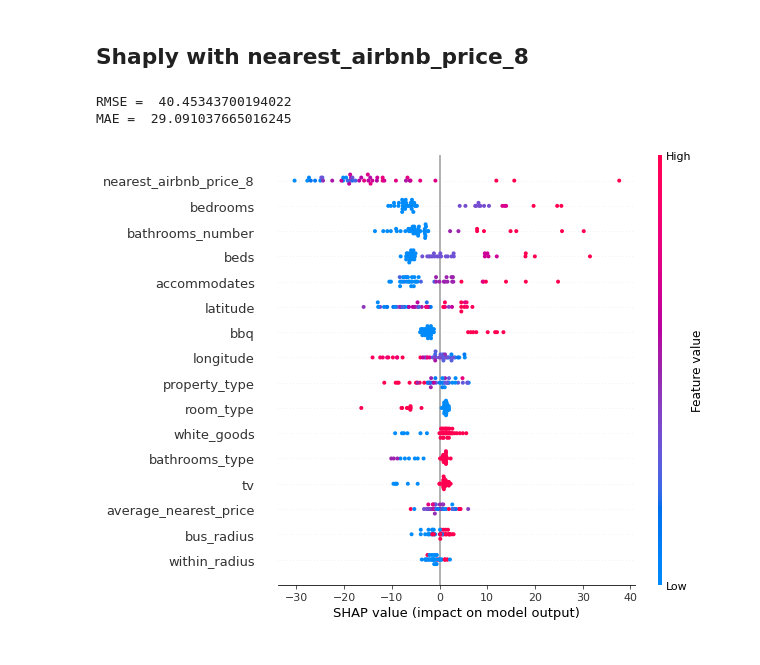
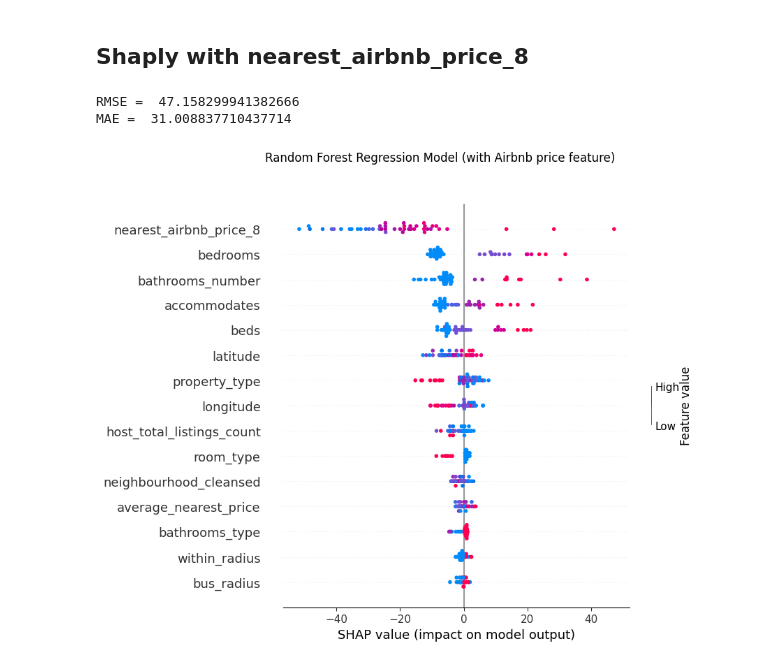
Before and after one commit to StellaLii/Airbnb-Project, a Jupyter notebook: vancouver_model/price/model_interpretability.ipynb, the cells around one changed output. Cells and saved outputs as stored; diff of their text form; code cells hidden in the pictures.

```diff
--- a/vancouver_model/price/model_interpretability.ipynb
+++ b/vancouver_model/price/model_interpretability.ipynb
@@ -190,11 +187,10 @@ y_test_2 = pd.read_csv('preprocessed_2_y_test_2.csv', sep=',')
 X_train_2 = pd.read_csv('preprocessed_2_X_train.csv', sep=',')
 y_train_2 = pd.read_csv('preprocessed_2_y_train.csv', sep=',')
 # %%
-grad_boosting_tree_2 = GradientBoostingRegressor(n_estimators=50, learning_rate = 0.06, max_features = 1,
-                                               max_depth = 50, random_state=42)
+rf_2 = RandomForestRegressor(n_estimators = 50, max_features = 'sqrt', max_depth = 30, random_state=42)
 
-grad_boosting_tree_2.fit(X_train_2, y_train_2)
-y_predict_gb_2 = grad_boosting_tree_2.predict(X_test_2)
+rf_2.fit(X_train_2, y_train_2)
+y_predict_gb_2 = rf_2.predict(X_test_2)
 # %%
 mse = sklearn.metrics.mean_squared_error(y_test_2, y_predict_gb_2)
 mae_gb_2 = sklearn.metrics.mean_absolute_error(y_test_2, y_predict_gb_2)
@@ -204,13 +200,14 @@ rmse_gb_2 = math.sqrt(mse)
 print("RMSE = ", rmse_gb_2)
 print("MAE = ", mae_gb_2)
 # %% [output]
-RMSE =  40.45343700194022
-MAE =  29.091037665016245
+RMSE =  47.158299941382666
+MAE =  31.008837710437714
 # %%
-explainer = shap.TreeExplainer(grad_boosting_tree_2)
+explainer = shap.TreeExplainer(rf_2)
 shap_values = explainer.shap_values(X_test_2)
 fig=plt.gcf()
-shap.summary_plot(shap_values, X_test_2)
-fig.savefig('shap_summary_gb_model2.png', bbox_inches="tight")
+shap.summary_plot(shap_values, X_test_2, show=False)
+fig.suptitle('Random Forest Regression Model (with Airbnb price feature)                             ')
+fig.savefig('shap_summary_rf_model2.png', bbox_inches="tight")
 # %% [output]
-[figure, old version]
+[figure, new version]
```
Also changed, not shown: parts of 6 cells of this notebook, 8 other files.
